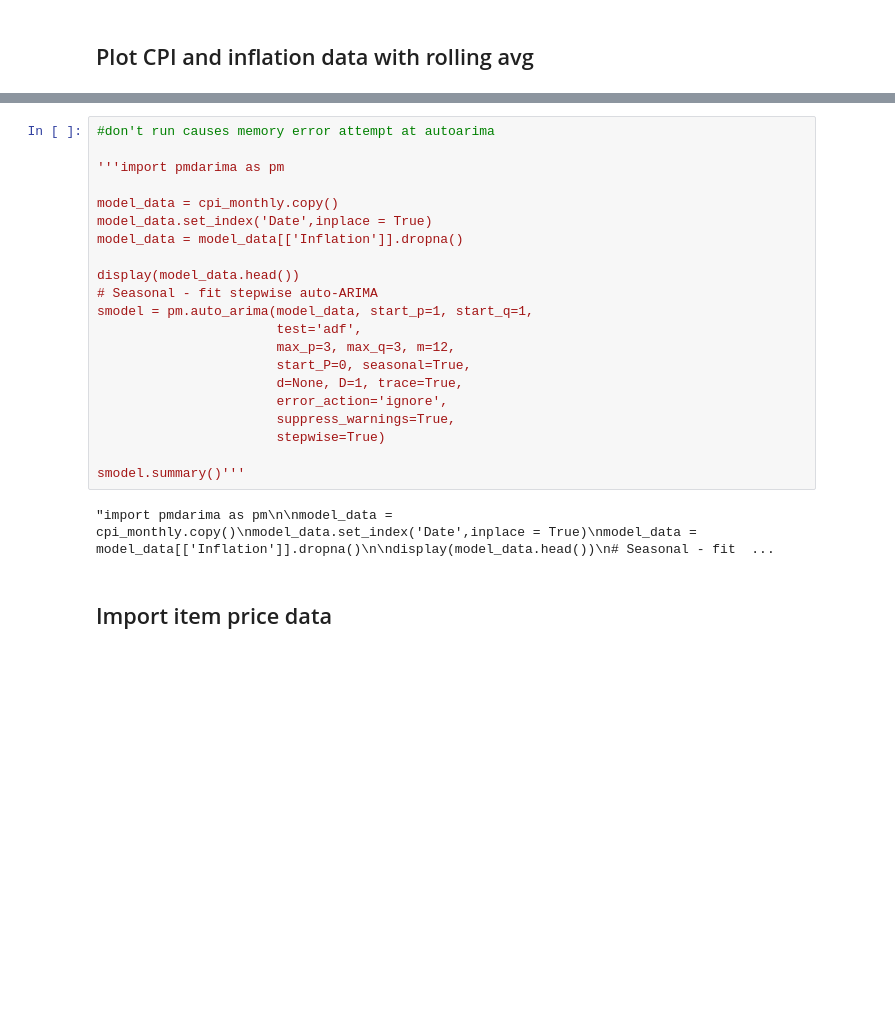
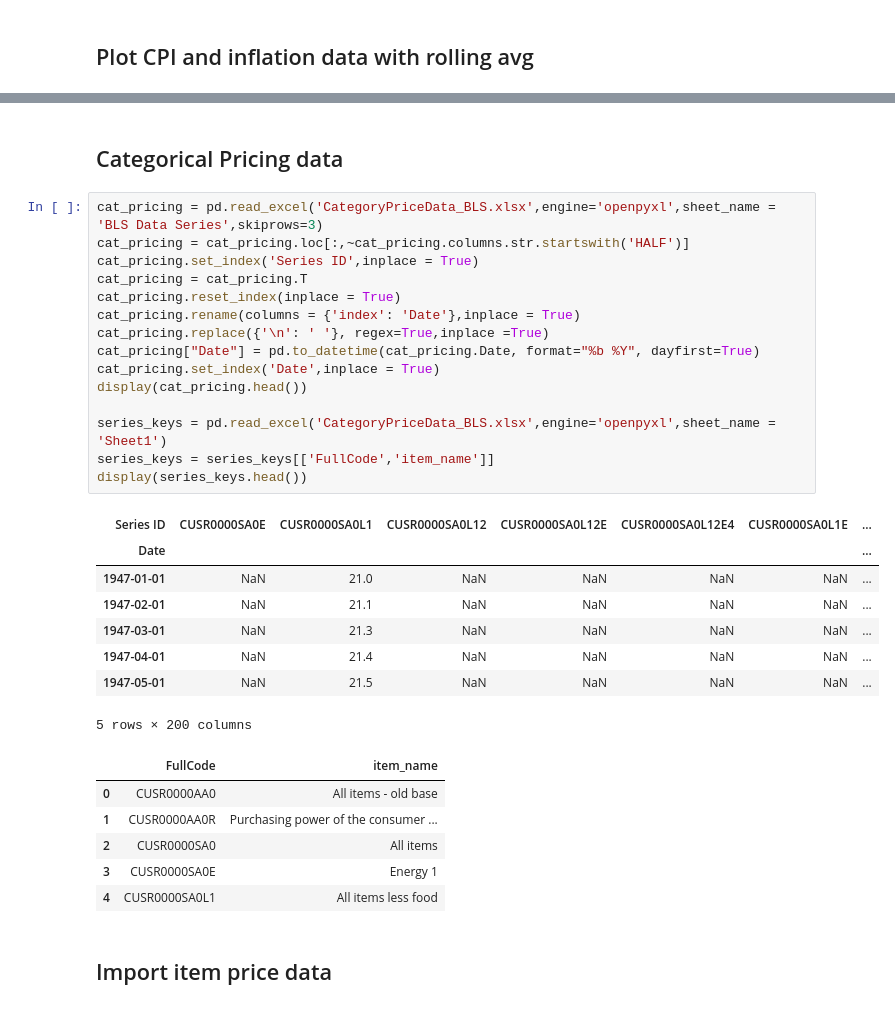
Before and after one commit to Bkeith3248/MGT6203Project, a Jupyter notebook: ProjectNotebook.ipynb, the cells around one changed output, grey strips where cells are left out. Saved outputs shown, nothing was run; the diff lists cells and outputs as text; blank space fills up the shorter version.

Commit message:
Added overall categorical data for CPI and imported data to python

```diff
--- a/ProjectNotebook.ipynb
+++ b/ProjectNotebook.ipynb
@@ -292,29 +292,38 @@ fig.show(config=scatter_config)
 [interactive output not drawn]
 <h2>Monthly Inflation Data</h2>
 [interactive output not drawn]
-# %%
-#don't run causes memory error attempt at autoarima
-
-'''import pmdarima as pm
-
-model_data = cpi_monthly.copy()
-model_data.set_index('Date',inplace = True)
-model_data = model_data[['Inflation']].dropna()
-
-display(model_data.head())
-# Seasonal - fit stepwise auto-ARIMA
-smodel = pm.auto_arima(model_data, start_p=1, start_q=1,
-                       test='adf',
-                       max_p=3, max_q=3, m=12,
-                       start_P=0, seasonal=True,
-                       d=None, D=1, trace=True,
-                       error_action='ignore',
-                       suppress_warnings=True,
-                       stepwise=True)
-
-smodel.summary()'''
-# %% [output]
-"import pmdarima as pm\n\nmodel_data = cpi_monthly.copy()\nmodel_data.set_index('Date',inplace = True)\nmodel_data = model_data[['Inflation']].dropna()\n\ndisplay(model_data.head())\n# Seasonal - fit  ...
+# %% [markdown]
+## Categorical Pricing data
+# %%
+cat_pricing = pd.read_excel('CategoryPriceData_BLS.xlsx',engine='openpyxl',sheet_name = 'BLS Data Series',skiprows=3)
+cat_pricing = cat_pricing.loc[:,~cat_pricing.columns.str.startswith('HALF')]
+cat_pricing.set_index('Series ID',inplace = True)
+cat_pricing = cat_pricing.T
+cat_pricing.reset_index(inplace = True)
+cat_pricing.rename(columns = {'index': 'Date'},inplace = True)
+cat_pricing.replace({'\n': ' '}, regex=True,inplace =True)
+cat_pricing["Date"] = pd.to_datetime(cat_pricing.Date, format="%b %Y", dayfirst=True)
+cat_pricing.set_index('Date',inplace = True)
+display(cat_pricing.head())
+
+series_keys = pd.read_excel('CategoryPriceData_BLS.xlsx',engine='openpyxl',sheet_name = 'Sheet1')
+series_keys = series_keys[['FullCode','item_name']]
+display(series_keys.head())
+# %% [output]
+| Series ID | CUSR0000SA0E | CUSR0000SA0L1 | CUSR0000SA0L12 | CUSR0000SA0L12E | CUSR0000SA0L12E4 | CUSR0000SA0L1E | ... |
+| Date |  |  |  |  |  |  | ... |
+| 1947-01-01 | NaN | 21.0 | NaN | NaN | NaN | NaN | ... |
+| 1947-02-01 | NaN | 21.1 | NaN | NaN | NaN | NaN | ... |
+| 1947-03-01 | NaN | 21.3 | NaN | NaN | NaN | NaN | ... |
+| 1947-04-01 | NaN | 21.4 | NaN | NaN | NaN | NaN | ... |
+| 1947-05-01 | NaN | 21.5 | NaN | NaN | NaN | NaN | ... |
+5 rows × 200 columns
+|  | FullCode | item_name |
+| 0 | CUSR0000AA0 | All items - old base |
+| 1 | CUSR0000AA0R | Purchasing power of the consumer ... |
+| 2 | CUSR0000SA0 | All items |
+| 3 | CUSR0000SA0E | Energy 1 |
+| 4 | CUSR0000SA0L1 | All items less food |
 # %% [markdown]
 ## Import item price data
 # %% [markdown]
```
Also changed, not shown: 11 other files.
